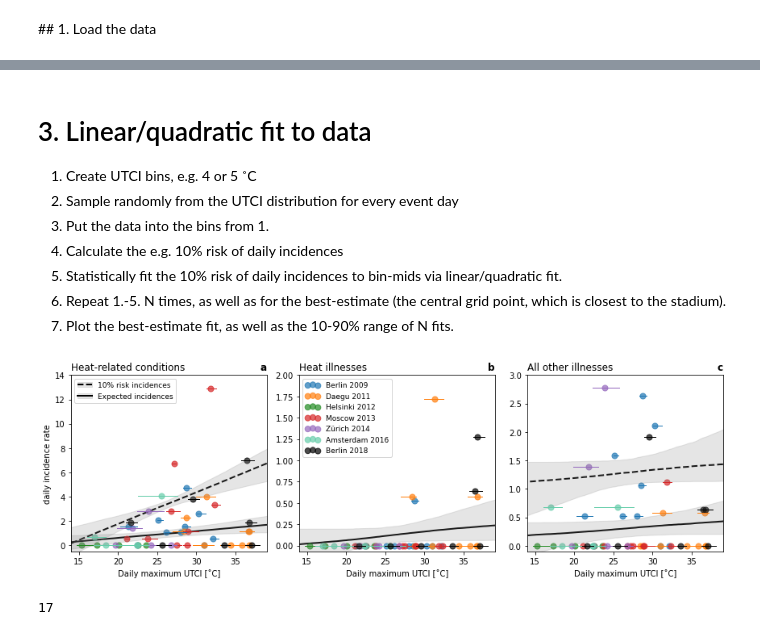
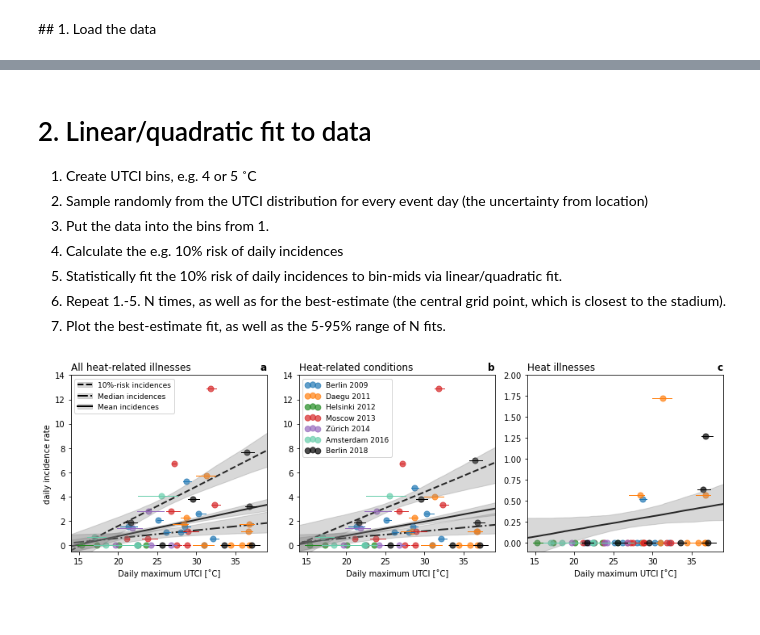
Before and after one commit to milankl/AthleticsChampionshipsHeat, a Jupyter notebook: scripts/AthleticChampionshipHeatIllnesses.ipynb, the cells around one changed output, grey strips where cells are left out. Cells and saved outputs as stored; diff of their text form; code cells hidden in the pictures.

```diff
--- a/scripts/AthleticChampionshipHeatIllnesses.ipynb
+++ b/scripts/AthleticChampionshipHeatIllnesses.ipynb
@@ -55,6 +34,11 @@ ill_long_names = ["Number of all heat associated illnesses",
+# %%
+# LOAD HEAT ILLNESS DATA
+di_heatcond = DF.values[:,ABC2index("AI")].astype(np.float)  # daily incidences of heat-related conditions
+di_heatilln = DF.values[:,ABC2index("AN")].astype(np.float)  # di of heat illnesses
+di_heatcond_illn = di_heatcond + di_heatilln                 # di of heat-related illnesses
 # %%
 # LOAD UTCI DATA
-ndays = len(n_heatillness)
+ndays = len(di_heatcond)
 UTCImax = np.zeros((ndays,3))    # time x (expected, min, max)
 UTCImaxs = np.zeros((ndays,5,5))
 UTCImean = np.zeros((ndays,3))
@@ -172,13 +102,13 @@ for i_ill,ill in enumerate([n_heatillness,n_heatillnsev,n_dehydration,n_others,
 # %% [markdown]
-# 3. Linear/quadratic fit to data
+# 2. Linear/quadratic fit to data
 
 1. Create UTCI bins, e.g. 4 or 5 ˚C
-2. Sample randomly from the UTCI distribution for every event day
+2. Sample randomly from the UTCI distribution for every event day (the uncertainty from location)
 3. Put the data into the bins from 1.
 4. Calculate the e.g. 10% risk of daily incidences
 5. Statistically fit the 10% risk of daily incidences to bin-mids via linear/quadratic fit.
 6. Repeat 1.-5. N times, as well as for the best-estimate (the central grid point, which is closest to the stadium).
-7. Plot the best-estimate fit, as well as the 10-90% range of N fits.
+7. Plot the best-estimate fit, as well as the 5-95% range of N fits.
 # %%
 # heat illness risk model, lin/quad with constraint that vertex has to be on x-axis.
 def risk_lin(x,a,T0):
@@ -266,68 +205,69 @@ colours = ["C0","C1","forestgreen","C3","C4","mediumaquamarine","k"]
 
 fig,axs = plt.subplots(1,3,sharex=True,figsize=(12,4))
 alfa=0.7
+alfa2=0.3
 lws=1.0
+pci = [2.5,97.5]
 
 # scatterpoints for expected
 for i in range(nevents):
     j0,j1 = nidxs[i],nidxs[i+1]
-    axs[0].scatter(UTCImax[j0:j1,0],di_heatillness[j0:j1],50,color=colours[i],alpha=alfa,label=events_long[i])
-    axs[1].scatter(UTCImax[j0:j1,0],di_heatillnsev[j0:j1],50,color=colours[i],alpha=alfa,label=events_long[i])
-    axs[2].scatter(UTCImax[j0:j1,0],di_others[j0:j1],50,color=colours[i],alpha=alfa,label=events_long[i])
+    axs[0].scatter(UTCImax[j0:j1,0],di_heatcond_illn[j0:j1],50,color=colours[i],alpha=alfa,label=events_long[i])
+    axs[1].scatter(UTCImax[j0:j1,0],di_heatcond[j0:j1],50,color=colours[i],alpha=alfa,label=events_long[i])
+    axs[2].scatter(UTCImax[j0:j1,0],di_heatilln[j0:j1],50,color=colours[i],alpha=alfa,label=events_long[i])
 
 # lines for uncertainty
 for i in range(nevents):
     j0,j1 = nidxs[i],nidxs[i+1]
-    axs[0].plot(UTCImax[j0:j1,1:].T,np.array([di_heatillness[j0:j1]]*2),colours[i],lw=lws)
-    axs[1].plot(UTCImax[j0:j1,1:].T,np.array([di_heatillnsev[j0:j1]]*2),colours[i],lw=lws)
-    axs[2].plot(UTCImax[j0:j1,1:].T,np.array([di_others[j0:j1]]*2),colours[i],lw=lws)
-
+    axs[0].plot(UTCImax[j0:j1,1:].T,np.array([di_heatcond_illn[j0:j1]]*2),colours[i],lw=lws)
+    axs[1].plot(UTCImax[j0:j1,1:].T,np.array([di_heatcond[j0:j1]]*2),colours[i],lw=lws)
+    axs[2].plot(UTCImax[j0:j1,1:].T,np.array([di_heatilln[j0:j1]]*2),colours[i],lw=lws)
 
 # curve fitting
-fb0 = axs[0].fill_between(xall,np.percentile(fits0[:,:,0],5,axis=1),np.percentile(fits0[:,:,0],95,axis=1),color="grey",alpha=0.2)
-fb0r2 = axs[0].fill_between(xall,np.percentile(fits0[:,:,1],5,axis=1),np.percentile(fits0[:,:,1],95,axis=1),color="grey",alpha=0.2)
-# fb1 = axs[1].fill_between(xall,np.percentile(fits1[:,:,0],5,axis=1),np.percentile(fits1[:,:,0],95,axis=1),color="grey",alpha=0.2)
-fb1r2 = axs[1].fill_between(xall,np.percentile(fits1[:,:,1],5,axis=1),np.percentile(fits1[:,:,1],95,axis=1),color="grey",alpha=0.2)
-fb2 = axs[2].fill_between(xall,np.percentile(fits2[:,:,0],5,axis=1),np.percentile(fits2[:,:,0],95,axis=1),color="grey",alpha=0.2)
-fb2r2 = axs[2].fill_between(xall,np.percentile(fits2[:,:,1],5,axis=1),np.percentile(fits2[:,:,1],95,axis=1),color="grey",alpha=0.2)
+fb01 = axs[0].fill_between(xall,np.percentile(fits0[:,:,0],pci[0],axis=1),np.percentile(fits0[:,:,0],pci[1],axis=1),color="grey",alpha=alfa2)
+fb02 = axs[0].fill_between(xall,np.percentile(fits0[:,:,1],pci[0],axis=1),np.percentile(fits0[:,:,1],pci[1],axis=1),color="grey",alpha=alfa2)
+fb03 = axs[0].fill_between(xall,np.percentile(fits0[:,:,2],pci[0],axis=1),np.percentile(fits0[:,:,2],pci[1],axis=1),color="grey",alpha=alfa2)
 
-h0, = axs[0].plot(xall,np.median(fits0[:,:,0],axis=1),"k--",lw=2,zorder=-5)
-h0r2, = axs[0].plot(xall,np.median(fits0[:,:,1],axis=1),"k",lw=2,zorder=-5)
-# h1, = axs[1].plot(xall,np.median(fits1[:,:,0],axis=1),"k--",lw=2,zorder=-5)
-h1r2, = axs[1].plot(xall,np.median(fits1[:,:,1],axis=1),"k",lw=2,zorder=-5)
-h2, = axs[2].plot(xall,np.median(fits2[:,:,0],axis=1),"k--",lw=2,zorder=-5)
-h2r2, = axs[2].plot(xall,np.median(fits2[:,:,1],axis=1),"k",lw=2,zorder=-5)
+axs[1].fill_between(xall,np.percentile(fits1[:,:,0],pci[0],axis=1),np.percentile(fits1[:,:,0],pci[1],axis=1),color="grey",alpha=alfa2)
+axs[1].fill_between(xall,np.percentile(fits1[:,:,1],pci[0],axis=1),np.percentile(fits1[:,:,1],pci[1],axis=1),color="grey",alpha=alfa2)
+axs[1].fill_between(xall,np.percentile(fits1[:,:,2],pci[0],axis=1),np.percentile(fits1[:,:,2],pci[1],axis=1),color="grey",alpha=alfa2)
 
-# axs[1].plot(xall,fitd,"C2--")
+axs[2].fill_between(xall,np.percentile(fits2[:,:,2],pci[0],axis=1),np.percentile(fits2[:,:,2],pci[1],axis=1),color="grey",alpha=alfa2)
 
-axs[0].legend([(fb0,h0),(fb0r2,h0r2)],(str(prisks[0])+"% risk incidences","Expected incidences"),loc=2,fontsize=9)
+h01, = axs[0].plot(xall,np.median(fits0[:,:,0],axis=1),"k--",lw=2,zorder=-5)
+h02, = axs[0].plot(xall,np.median(fits0[:,:,1],axis=1),"k-.",lw=2,zorder=-5)
+h03, = axs[0].plot(xall,np.median(fits0[:,:,2],axis=1),"k",lw=2,zorder=-5)
 
-axs[0].set_title("Heat-related conditions",loc="left")
-axs[1].set_title("Heat illnesses",loc="left")
-axs[2].set_title("All other illnesses",loc="left")
+axs[1].plot(xall,np.median(fits1[:,:,0],axis=1),"k--",lw=2,zorder=-5)
+axs[1].plot(xall,np.median(fits1[:,:,1],axis=1),"k-.",lw=2,zorder=-5)
+axs[1].plot(xall,np.median(fits1[:,:,2],axis=1),"k",lw=2,zorder=-5)
+
+axs[2].plot(xall,np.median(fits2[:,:,2],axis=1),"k",lw=2,zorder=-5)
+
+axs[0].legend([(fb01,h01),(fb02,h02),(fb03,h03)],(str(prisks[0])+"%-risk incidences","Median incidences","Mean incidences"),loc=2,fontsize=9)
+
+axs[0].set_title("All heat-related illnesses",loc="left")
+axs[1].set_title("Heat-related conditions",loc="left")
+axs[2].set_title("Heat illnesses",loc="left")
 
 axs[0].set_title("a",loc="right",fontweight="bold")
 axs[1].set_title("b",loc="right",fontweight="bold")
 axs[2].set_title("c",loc="right",fontweight="bold")
 
 axs[0].set_xlabel("Daily maximum UTCI [˚C]")
 axs[1].set_xlabel("Daily maximum UTCI [˚C]")
 axs[2].set_xlabel("Daily maximum UTCI [˚C]")
 
 axs[0].set_ylabel("daily incidence rate")
 
 axs[1].legend(loc=2,ncol=1,fontsize=9,scatterpoints=3)
 
 axs[0].set_xlim(14,39)
 axs[0].set_ylim(-0.5,14)
-axs[1].set_ylim(-0.07,2)
-axs[2].set_ylim(-0.1,3)
+axs[1].set_ylim(-0.5,14)
+axs[2].set_ylim(-0.1,2)
 plt.tight_layout()
 
 plt.show()
 # %% [output]
-[figure, old version]
+[figure, new version]
-# %%
-np.sum(di_others > 0)
-# %% [output]
-17
```
Also changed, not shown: parts of 13 cells of this notebook, 2 other files.
